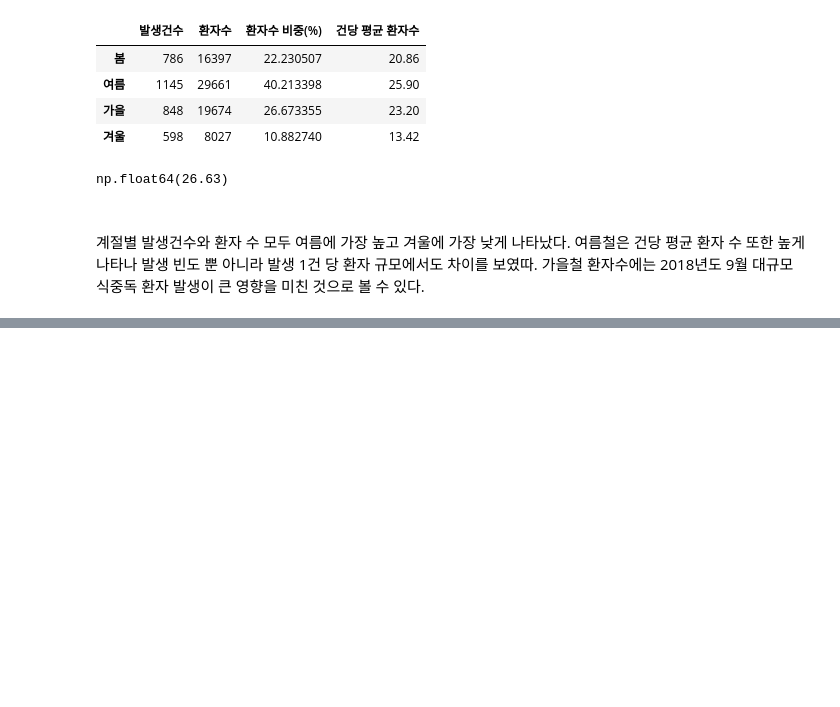
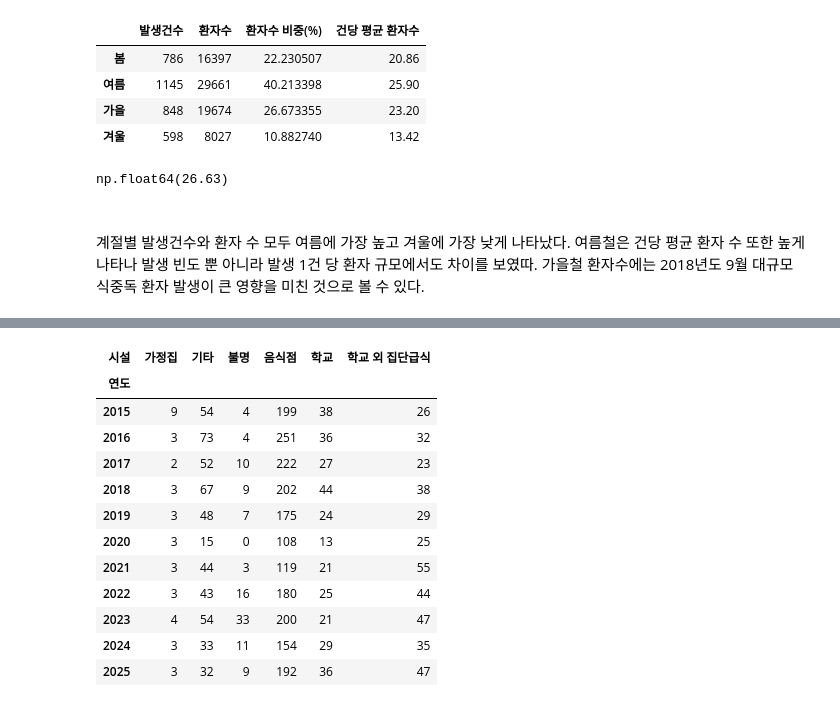
Before and after one commit to mental-18/food-poisoning-analysis, a Jupyter notebook: notebooks/data_analysis.ipynb, the cells around one changed output, grey strips where cells are left out. Cells and saved outputs as stored; diff of their text form; code cells hidden in the pictures; blank space fills up the shorter version.

```diff
--- a/notebooks/data_analysis.ipynb
+++ b/notebooks/data_analysis.ipynb
@@ -272,0 +294,19 @@ np.float64(26.63)
+# %%
+# 연도 / 시설별 발생건수, 환자수 데이터
+year_facility = df.groupby(['연도', '시설'])[ ['발생건수', '환자수']].sum()
+# %%
+year_facility['발생건수'].unstack()  # 연도별 / 시설별 발생건 수 만 보기
+# %% [output]
+| 시설 | 가정집 | 기타 | 불명 | 음식점 | 학교 | 학교 외 집단급식 |
+| 연도 |  |  |  |  |  |  |
+| 2015 | 9 | 54 | 4 | 199 | 38 | 26 |
+| 2016 | 3 | 73 | 4 | 251 | 36 | 32 |
+| 2017 | 2 | 52 | 10 | 222 | 27 | 23 |
+| 2018 | 3 | 67 | 9 | 202 | 44 | 38 |
+| 2019 | 3 | 48 | 7 | 175 | 24 | 29 |
+| 2020 | 3 | 15 | 0 | 108 | 13 | 25 |
+| 2021 | 3 | 44 | 3 | 119 | 21 | 55 |
+| 2022 | 3 | 43 | 16 | 180 | 25 | 44 |
+| 2023 | 4 | 54 | 33 | 200 | 21 | 47 |
+| 2024 | 3 | 33 | 11 | 154 | 29 | 35 |
+| 2025 | 3 | 32 | 9 | 192 | 36 | 47 |
```
Also changed, not shown: parts of 7 cells of this notebook.
